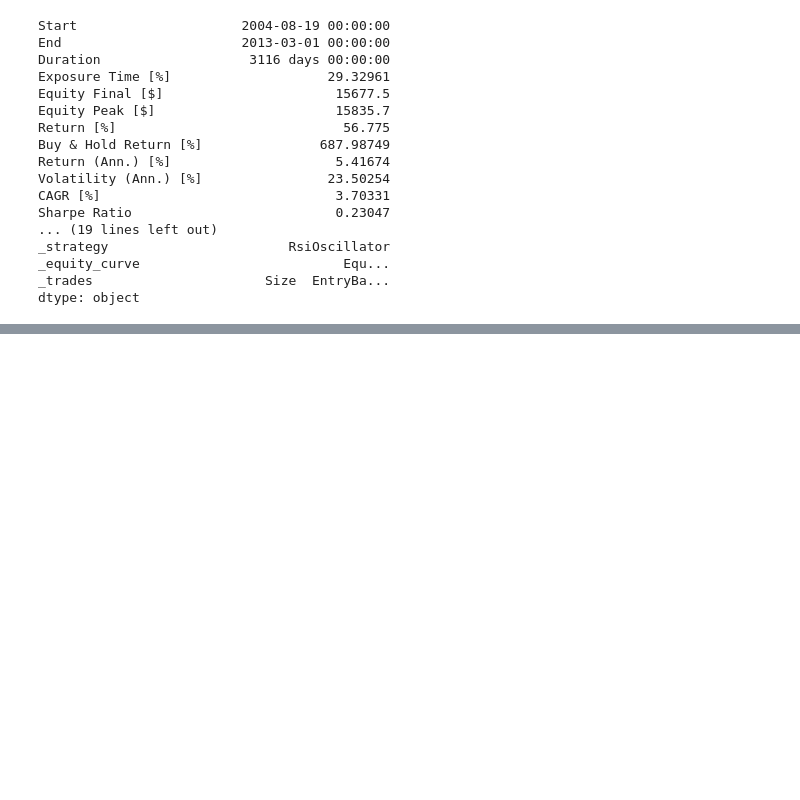
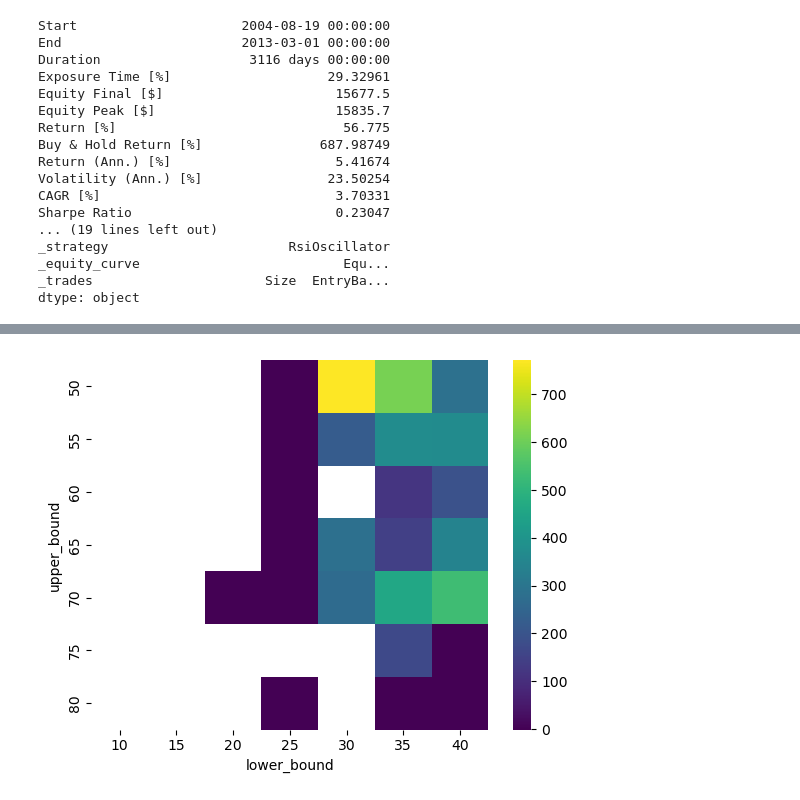
Before and after one commit to chrisgqy/stock_strategies_pool, a Jupyter notebook: data_ingestion.ipynb, the cells around one changed output, grey strips where cells are left out. Cells and saved outputs as stored; diff of their text form; code cells hidden in the pictures; blank space fills up the shorter version.

```diff
--- a/data_ingestion.ipynb
+++ b/data_ingestion.ipynb
@@ -61,6 +60,15 @@ print(GOOG)
 
 [2148 rows x 5 columns]
 # %%
+def optim_func(series):
+
+    if series['# Trades'] < 10:
+        return -1
+
+    return series['Equity Final [$]']/series['Exposure Time [%]']
+
+
+
 class RsiOscillator(Strategy):
 
     upper_bound = 70
@@ -68,15 +76,20 @@ class RsiOscillator(Strategy):
     rsi_window = 14
 
     def init(self):
-        self.rsi = self.I(talib.RSI,
+        self.daily_rsi = self.I(talib.RSI,
                           self.data.Close,
                           self.rsi_window)
+        self.weekly_rsi = resample_apply(
+            "W-FRI", talib.RSI, self.date.Close, self.rsi_window
+        )
 
     def next(self):
-        if crossover(self.rsi, self.upper_bound):
+        if (crossover(self.daily_rsi, self.upper_bound)
+                and self.weekly_rsi[-1]> self.upper_bound):
             self.position.close()
 
-        elif crossover(self.lower_bound, self.rsi):
+        elif (crossover(self.lower_bound, self.daily_rsi)
+                and self.weekly_rsi[-1] < self.lower_bound):
             self.buy()
 
 bt = Backtest(GOOG, RsiOscillator, cash = 10_000)
@@ -111,10 +124,13 @@ GridPlot(id='p1585', ...)
 # %%
-opt_stats = bt.optimize(
+opt_stats, heatmap = bt.optimize(
     upper_bound = range(50, 85, 5),
     lower_bound = range(10, 45, 5),
     rsi_window = range(10, 30, 2),
-    maximize = 'Sharpe Ratio',
-    method='grid'
+    maximize = optim_func,
+    constraint = lambda param: param.upper_bound > param.lower_bound,
+    method='grid',
+    max_tries = 100,
+    return_heatmap = True
 )
 # %% [output]
 Traceback (most recent call last):
@@ -156,0 +189,8 @@ dtype: object
+# %%
+hm = heatmap.groupby(['upper_bound', 'lower_bound']).mean().unstack()
+
+sns.heatmap(hm, cmap = 'viridis')
+
+plt.show()
+# %% [output]
+[figure, added]
```
Also changed, not shown: parts of 7 cells of this notebook.
